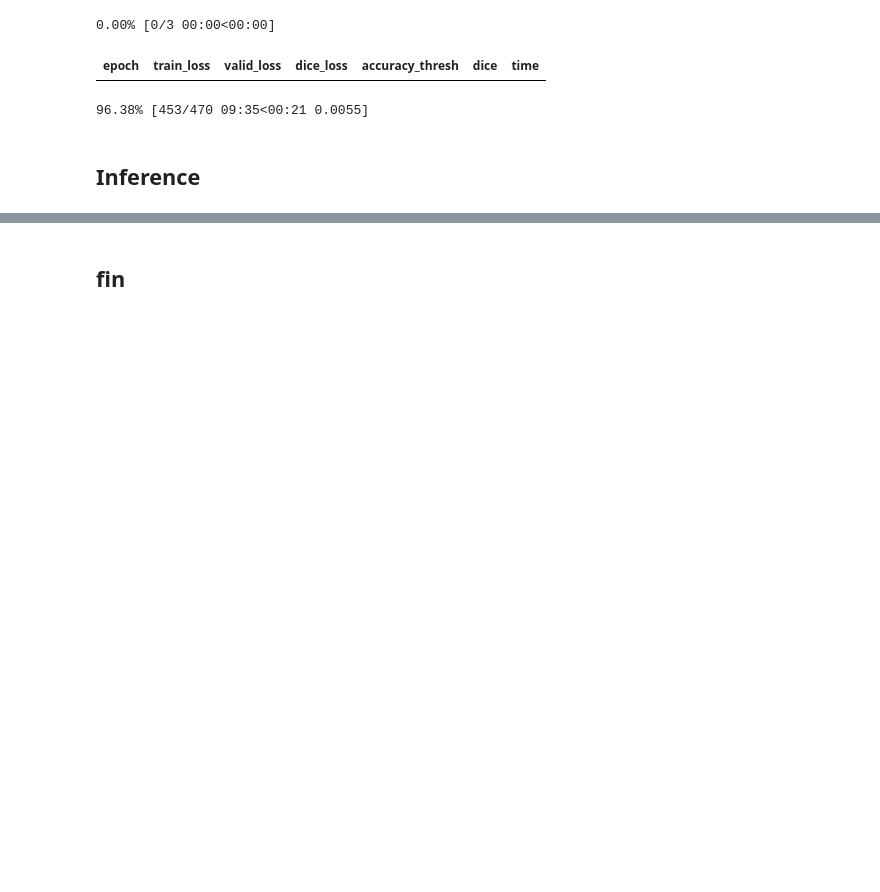
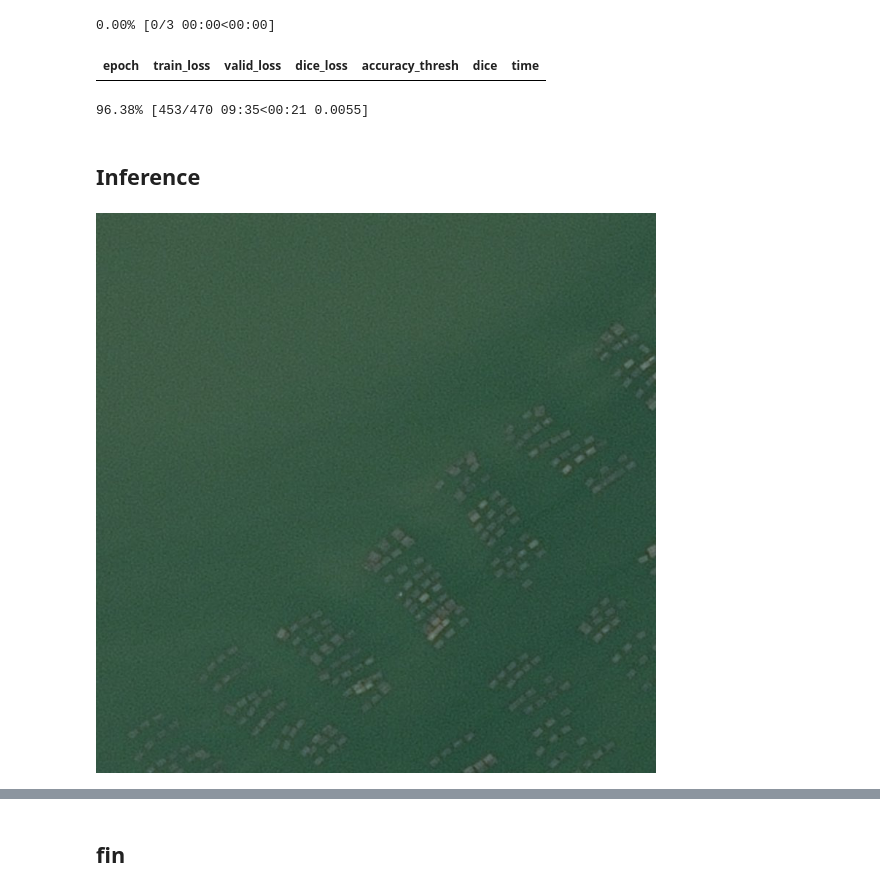
Before and after one commit to lukemckinstry/fastai-projects, a Jupyter notebook: ships_tanz_mount_gdrive.ipynb, the cells around one changed output, grey strips where cells are left out. Drawn from its saved outputs; the diff is of its cells as text; code cells hidden in the pictures; blank space fills up the shorter version.

```diff
--- a/ships_tanz_mount_gdrive.ipynb
+++ b/ships_tanz_mount_gdrive.ipynb
@@ -370,3 +400,6 @@ learn.show_results(rows=3, figsize=(10,10))
 # %%
 test = ImageList.from_folder(path_test )
 len(test)
+test[2]
+# %% [output]
+[figure, added]
```
Also changed, not shown: parts of 16 cells of this notebook.
